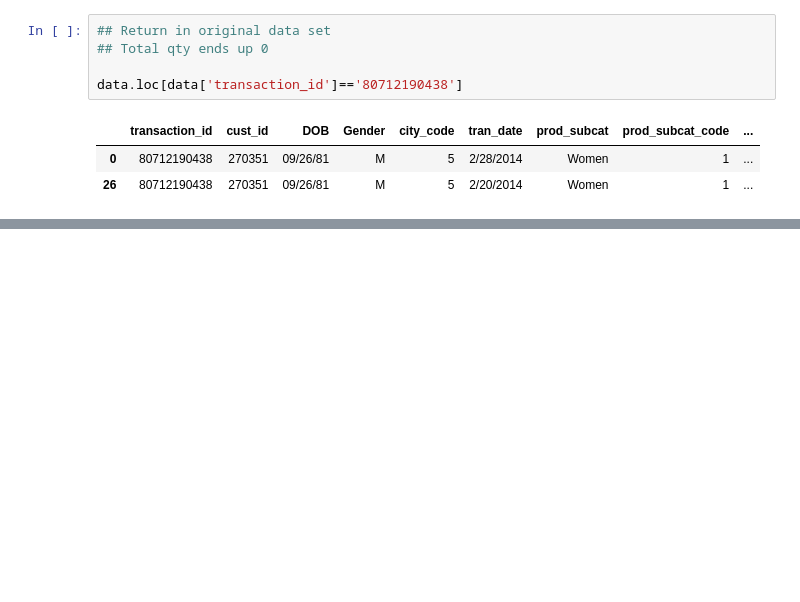
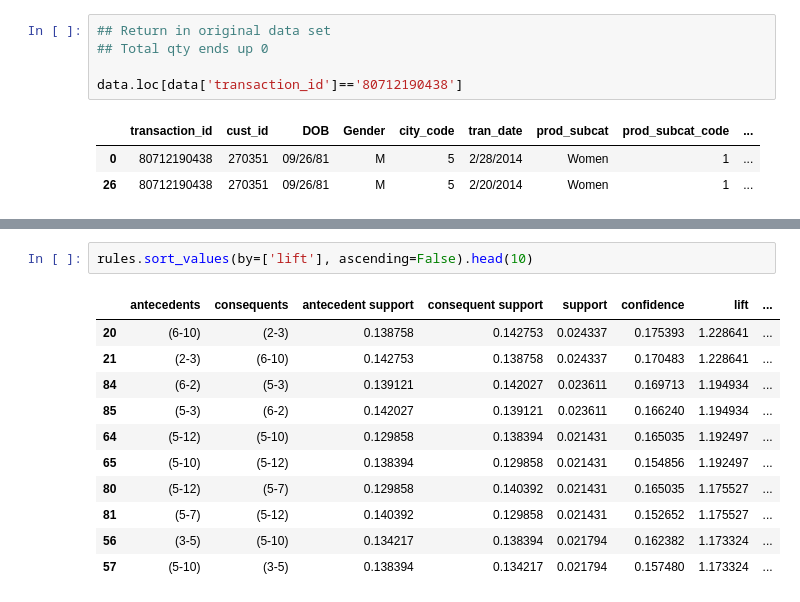
Before and after one commit to mestey28/turning_patterns_into_profits, a Jupyter notebook: Recommendations.ipynb, the cells around one changed output, grey strips where cells are left out. Drawn from its saved outputs; the diff is of its cells as text; blank space fills up the shorter version.

```diff
--- a/Recommendations.ipynb
+++ b/Recommendations.ipynb
@@ -141,0 +216,14 @@ data.loc[data['transaction_id']=='80712190438']
+# %%
+rules.sort_values(by=['lift'], ascending=False).head(10)
+# %% [output]
+|  | antecedents | consequents | antecedent support | consequent support | support | confidence | lift | ... |
+| 20 | (6-10) | (2-3) | 0.138758 | 0.142753 | 0.024337 | 0.175393 | 1.228641 | ... |
+| 21 | (2-3) | (6-10) | 0.142753 | 0.138758 | 0.024337 | 0.170483 | 1.228641 | ... |
+| 84 | (6-2) | (5-3) | 0.139121 | 0.142027 | 0.023611 | 0.169713 | 1.194934 | ... |
+| 85 | (5-3) | (6-2) | 0.142027 | 0.139121 | 0.023611 | 0.166240 | 1.194934 | ... |
+| 64 | (5-12) | (5-10) | 0.129858 | 0.138394 | 0.021431 | 0.165035 | 1.192497 | ... |
+| 65 | (5-10) | (5-12) | 0.138394 | 0.129858 | 0.021431 | 0.154856 | 1.192497 | ... |
+| 80 | (5-12) | (5-7) | 0.129858 | 0.140392 | 0.021431 | 0.165035 | 1.175527 | ... |
+| 81 | (5-7) | (5-12) | 0.140392 | 0.129858 | 0.021431 | 0.152652 | 1.175527 | ... |
+| 56 | (3-5) | (5-10) | 0.134217 | 0.138394 | 0.021794 | 0.162382 | 1.173324 | ... |
+| 57 | (5-10) | (3-5) | 0.138394 | 0.134217 | 0.021794 | 0.157480 | 1.173324 | ... |
```
Also changed, not shown: parts of 9 cells of this notebook.
